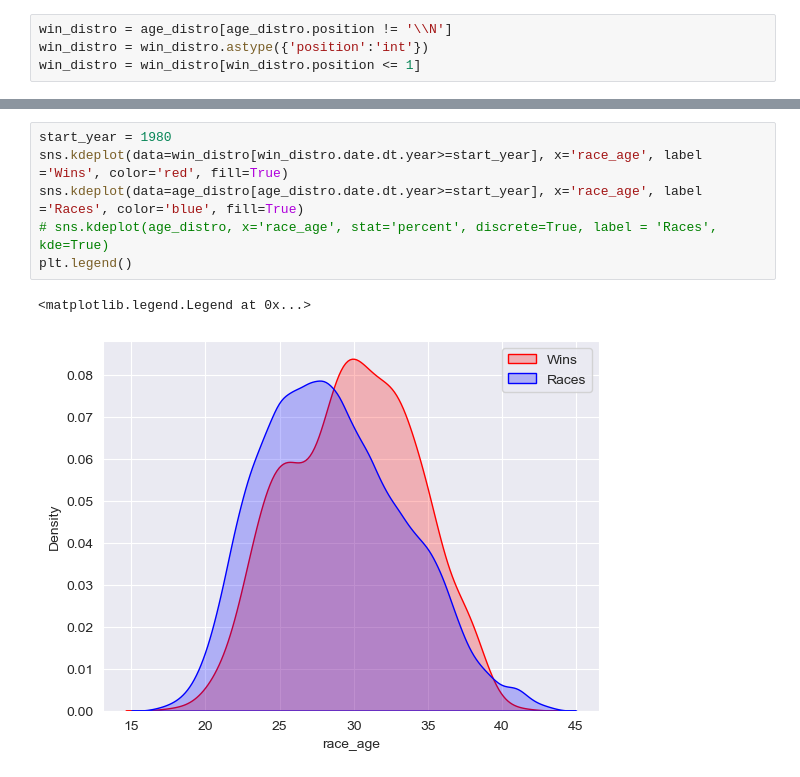
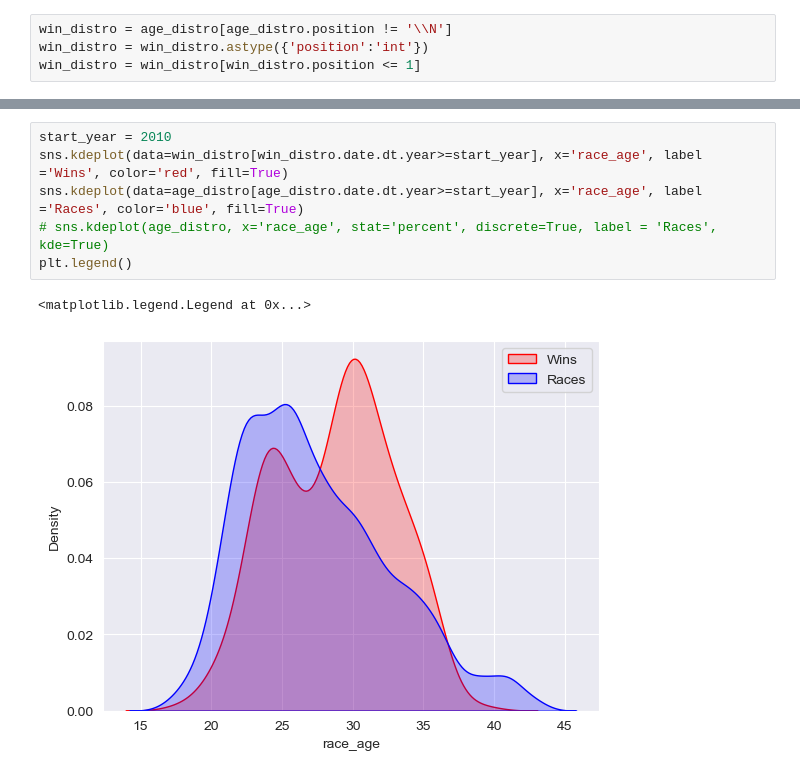
Before and after one commit to austin-mccollum/nycdsa_python_project, a Jupyter notebook: driver_age.ipynb, the cells around one changed output, grey strips where cells are left out. Cells and saved outputs as stored; diff of their text form.

```diff
--- a/driver_age.ipynb
+++ b/driver_age.ipynb
@@ -71,9 +80,9 @@ plt.legend()
 # %%
-start_year = 1980
+start_year = 2010
 sns.kdeplot(data=win_distro[win_distro.date.dt.year>=start_year], x='race_age', label ='Wins', color='red', fill=True)
 sns.kdeplot(data=age_distro[age_distro.date.dt.year>=start_year], x='race_age', label ='Races', color='blue', fill=True)
 # sns.kdeplot(age_distro, x='race_age', stat='percent', discrete=True, label = 'Races', kde=True)
 plt.legend()
 # %% [output]
 <matplotlib.legend.Legend at 0x...>
-[figure, old version]
+[figure, new version]
```
Also changed, not shown: parts of 6 cells of this notebook, 2 other files.
